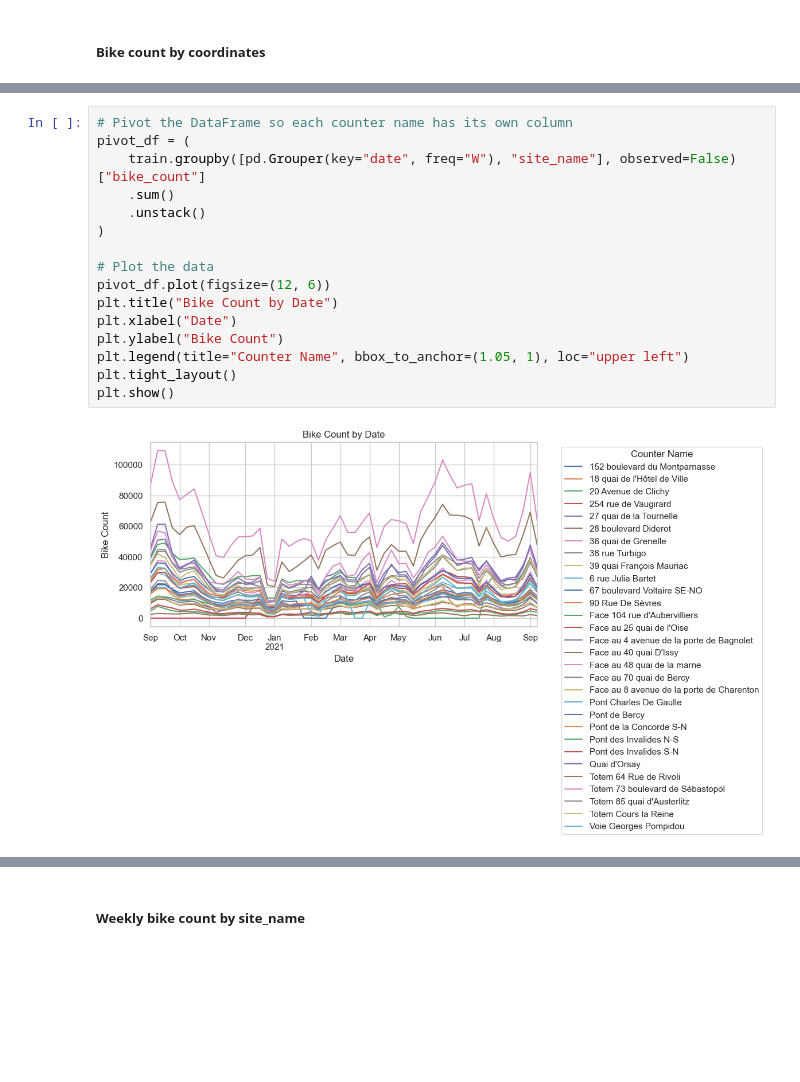
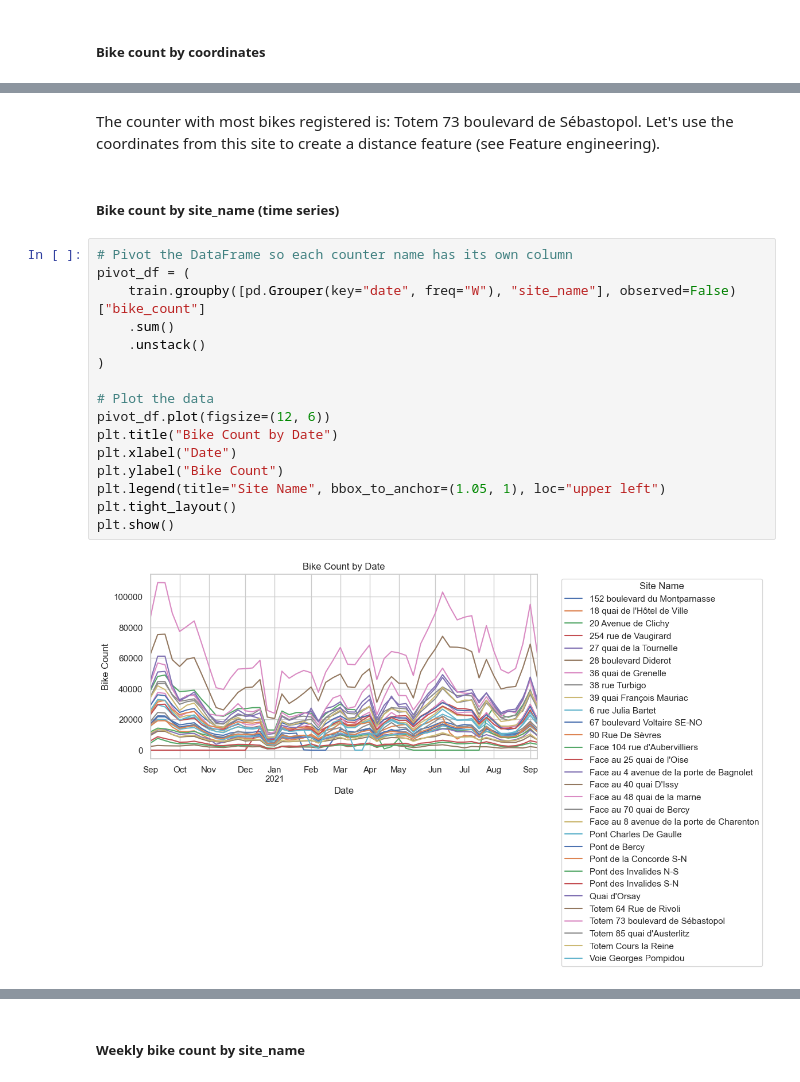
Before and after one commit to p-haas/bike_counters, a Jupyter notebook: WIP/eda_notebook.ipynb, the cells around one changed output, grey strips where cells are left out. Cells and saved outputs as stored; diff of their text form; blank space fills up the shorter version.

```diff
--- a/WIP/eda_notebook.ipynb
+++ b/WIP/eda_notebook.ipynb
@@ -205,18 +220,22 @@ m
+# %% [markdown]
+The counter with most bikes registered is: Totem 73 boulevard de Sébastopol. Let's use the coordinates from this site to create a distance feature (see Feature engineering).
+# %% [markdown]
+##### Bike count by site_name (time series)
 # %%
 # Pivot the DataFrame so each counter name has its own column
 pivot_df = (
     train.groupby([pd.Grouper(key="date", freq="W"), "site_name"], observed=False)["bike_count"]
     .sum()
     .unstack()
 )
 
 # Plot the data
 pivot_df.plot(figsize=(12, 6))
 plt.title("Bike Count by Date")
 plt.xlabel("Date")
 plt.ylabel("Bike Count")
-plt.legend(title="Counter Name", bbox_to_anchor=(1.05, 1), loc="upper left")
+plt.legend(title="Site Name", bbox_to_anchor=(1.05, 1), loc="upper left")
 plt.tight_layout()
 plt.show()
 # %% [output]
-[figure, old version]
+[figure, new version]
```
Also changed, not shown: parts of 36 cells of this notebook, 3 other files.
